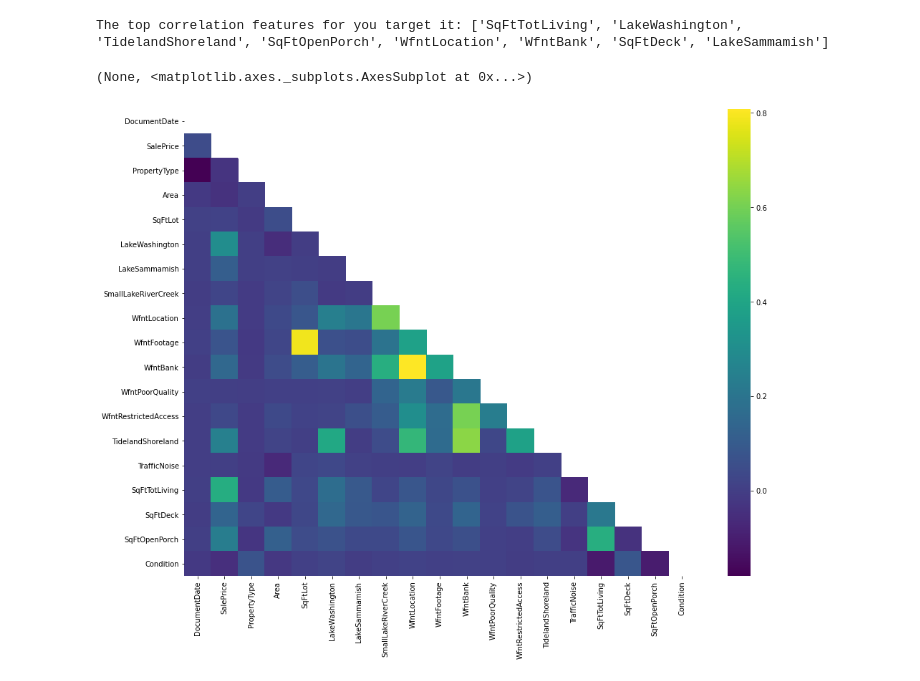
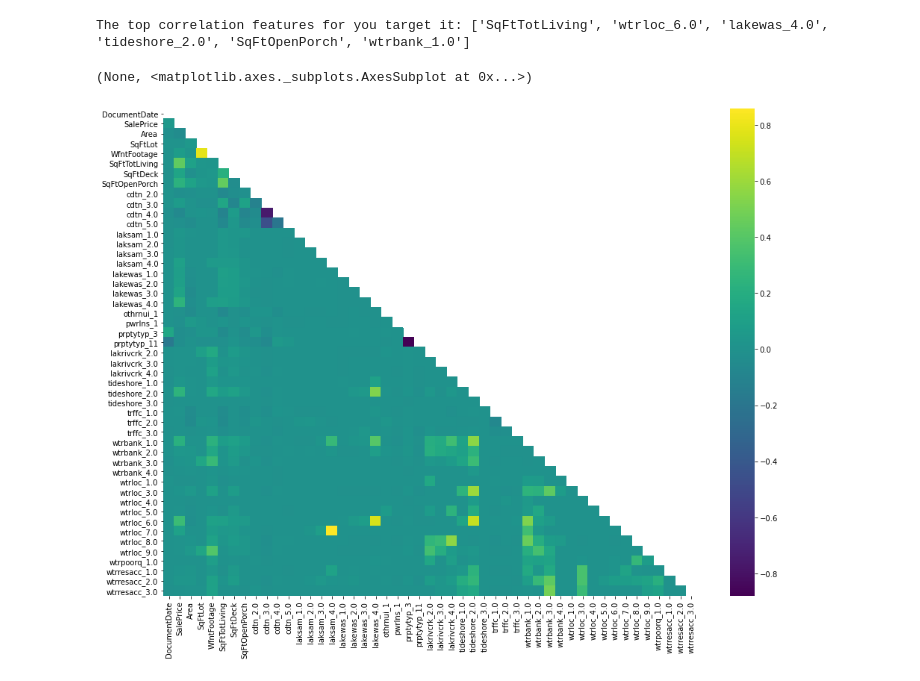
Before and after one commit to howen7/KingHousing, a Jupyter notebook: notebooks/exploratory/Hunter_FM.ipynb, the cells around one changed output. Saved outputs shown, nothing was run; the diff lists cells and outputs as text; code cells hidden in the pictures.

Commit message:
testing one hot encoding and filtered sale price

```diff
--- a/notebooks/exploratory/Hunter_FM.ipynb
+++ b/notebooks/exploratory/Hunter_FM.ipynb
@@ -22,14 +22,14 @@ module_path = os.path.abspath(os.path.join(os.pardir, os.pardir))
 if module_path not in sys.path:
     sys.path.append(module_path)
 # %%
-df = pd.read_json('../Data/combined.json')
+df = pd.read_json('../Data/combined_with_dummies.json')
 # %%
 from src.mymods import correlation_info
 # %%
-correlation_info(df, 'SalePrice', .10)
+correlation_info(df, 'SalePrice', .2)
 # %% [output]
-The top correlation features for you target it: ['SqFtTotLiving', 'LakeWashington', 'TidelandShoreland', 'SqFtOpenPorch', 'WfntLocation', 'WfntBank', 'SqFtDeck', 'LakeSammamish']
+The top correlation features for you target it: ['SqFtTotLiving', 'wtrloc_6.0', 'lakewas_4.0', 'tideshore_2.0', 'SqFtOpenPorch', 'wtrbank_1.0']
 (None, <matplotlib.axes._subplots.AxesSubplot at 0x...>)
-[figure, old version]
+[figure, new version]
 # %%
 from src.mymods import model_summary
```
Also changed, not shown: parts of 12 cells of this notebook, 4 other files.
